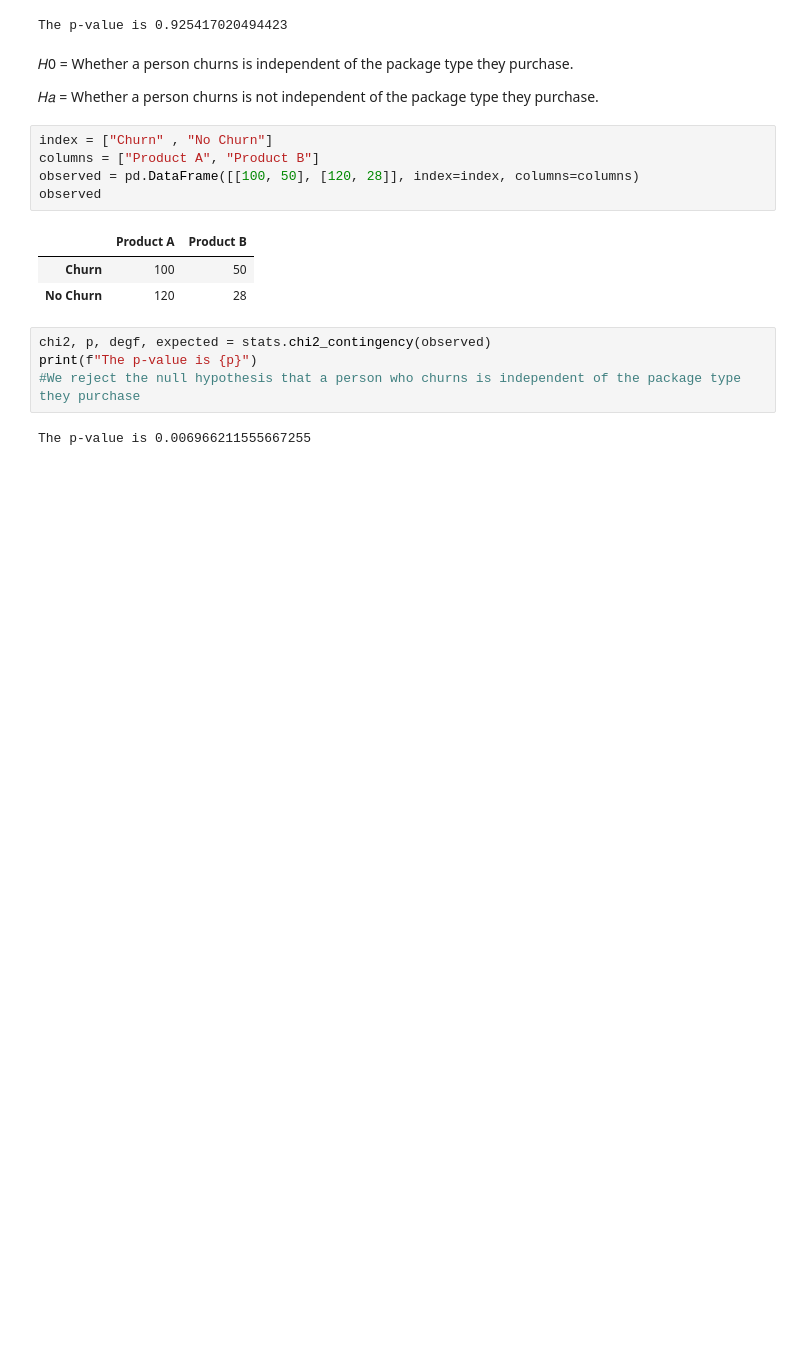
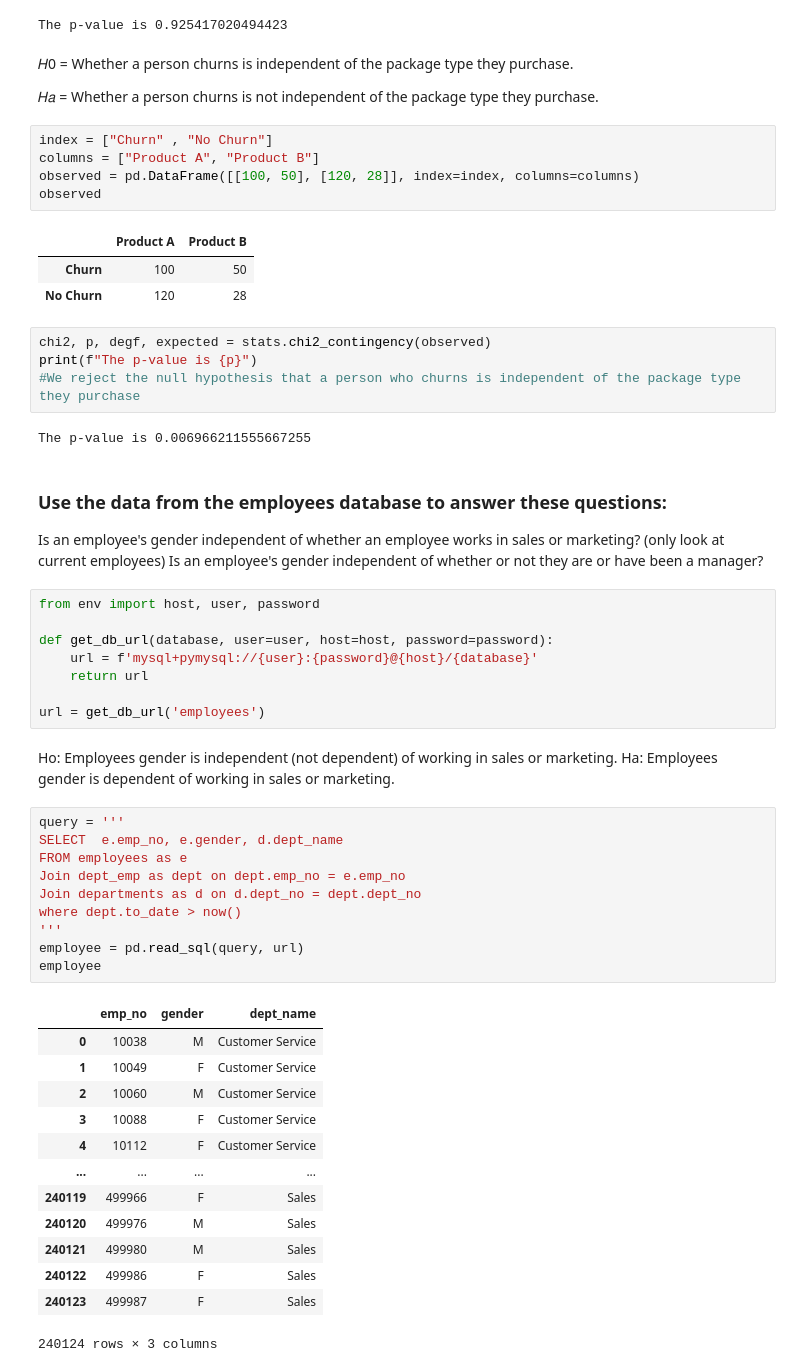
Before and after one commit to george887/statistics-exercises, a Jupyter notebook: hypothesis_testing.ipynb, the cells around one changed output. Cells and saved outputs as stored; diff of their text form; blank space fills up the shorter version.

```diff
--- a/hypothesis_testing.ipynb
+++ b/hypothesis_testing.ipynb
@@ -854,3 +931,43 @@ print(f"The p-value is {p}")
 #We reject the null hypothesis that a person who churns is independent of the package type they purchase
 # %% [output]
 The p-value is 0.006966211555667255
+# %% [markdown]
+### Use the data from the employees database to answer these questions:
+
+Is an employee's gender independent of whether an employee works in sales or marketing? (only look at current employees)
+Is an employee's gender independent of whether or not they are or have been a manager?
+# %%
+from env import host, user, password
+
+def get_db_url(database, user=user, host=host, password=password):
+    url = f'mysql+pymysql://{user}:{password}@{host}/{database}'
+    return url
+
+url = get_db_url('employees')
+# %% [markdown]
+Ho: Employees gender is independent (not dependent) of working in sales or marketing.
+Ha: Employees gender is dependent of working in sales or marketing.
+# %%
+query = '''
+SELECT  e.emp_no, e.gender, d.dept_name
+FROM employees as e
+Join dept_emp as dept on dept.emp_no = e.emp_no
+Join departments as d on d.dept_no = dept.dept_no
+where dept.to_date > now()
+'''
+employee = pd.read_sql(query, url)
+employee
+# %% [output]
+|  | emp_no | gender | dept_name |
+| 0 | 10038 | M | Customer Service |
+| 1 | 10049 | F | Customer Service |
+| 2 | 10060 | M | Customer Service |
+| 3 | 10088 | F | Customer Service |
+| 4 | 10112 | F | Customer Service |
+| ... | ... | ... | ... |
+| 240119 | 499966 | F | Sales |
+| 240120 | 499976 | M | Sales |
+| 240121 | 499980 | M | Sales |
+| 240122 | 499986 | F | Sales |
+| 240123 | 499987 | F | Sales |
+240124 rows × 3 columns
```
Also changed, not shown: parts of 56 cells of this notebook.
